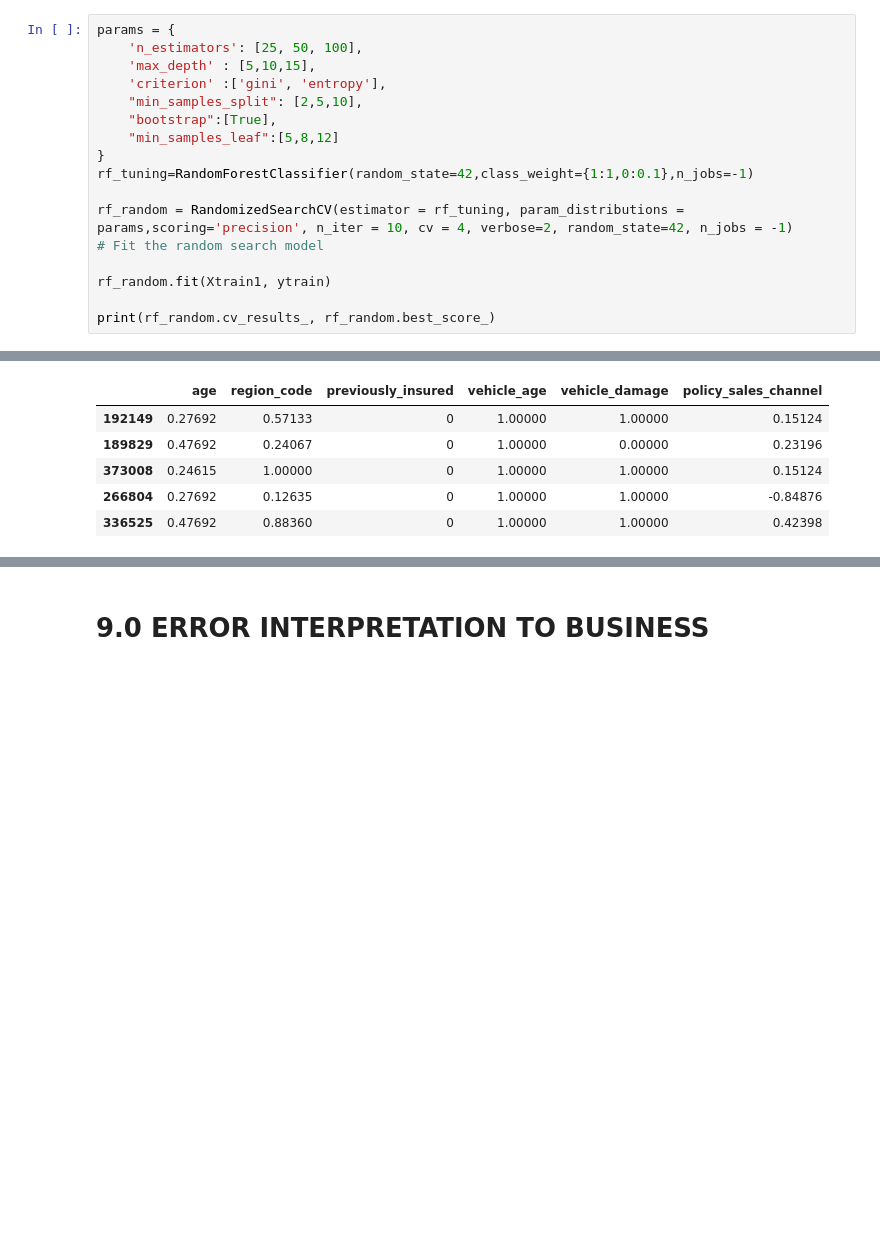
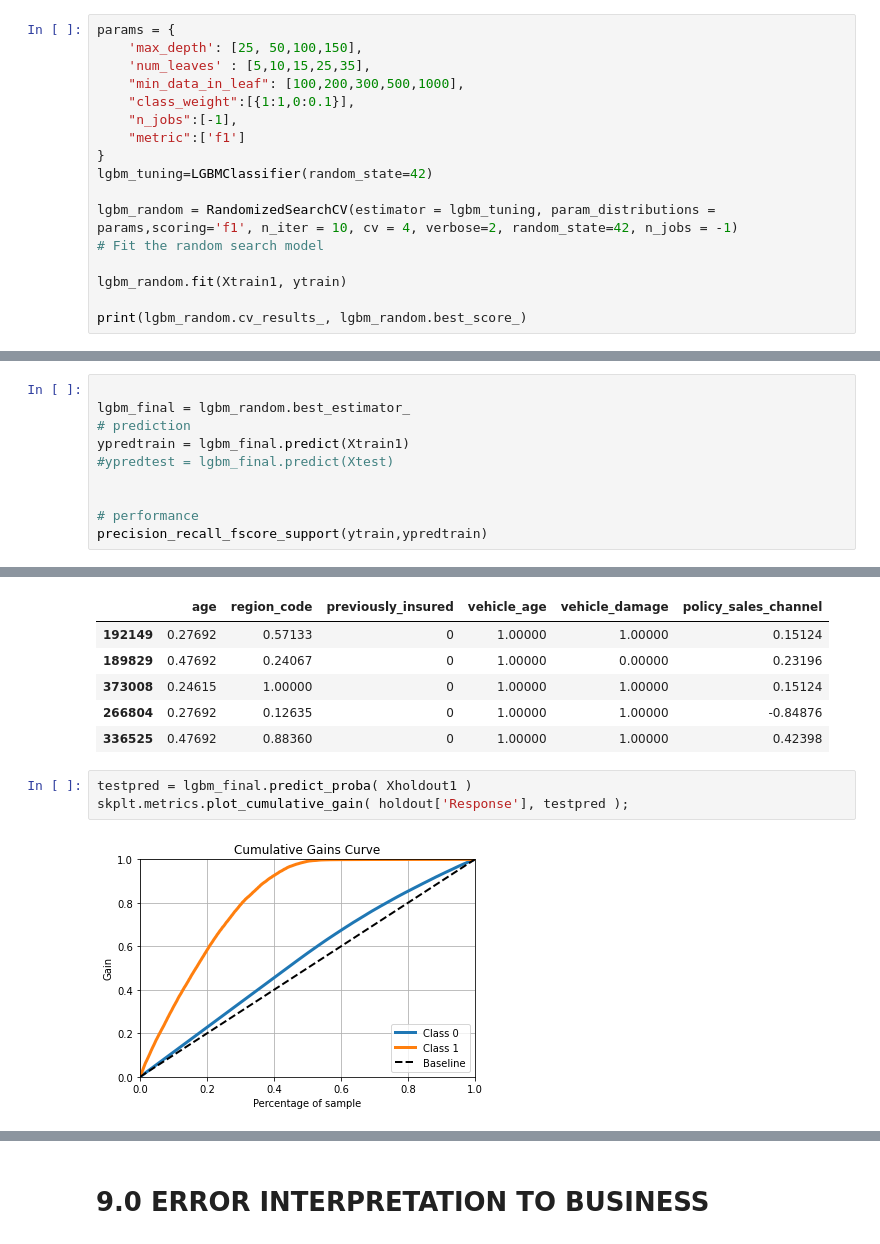
Before and after one commit to ViniciusKos/insurance_cross, a Jupyter notebook: insurance_cross_sell.ipynb, the cells around one changed output, grey strips where cells are left out. Saved outputs shown, nothing was run; the diff lists cells and outputs as text; blank space fills up the shorter version.

Commit message:
lift curve

```diff
--- a/insurance_cross_sell.ipynb
+++ b/insurance_cross_sell.ipynb
@@ -940,20 +957,20 @@ and a much better recall compared to other models.
 # 8.0 HYPERPARAMETER TUNING
 # %%
 params = {
-    'n_estimators': [25, 50, 100],
-    'max_depth' : [5,10,15],
-    'criterion' :['gini', 'entropy'],
-    "min_samples_split": [2,5,10],
-    "bootstrap":[True],
-    "min_samples_leaf":[5,8,12]
+    'max_depth': [25, 50,100,150],
+    'num_leaves' : [5,10,15,25,35],
+    "min_data_in_leaf": [100,200,300,500,1000],
+    "class_weight":[{1:1,0:0.1}],
+    "n_jobs":[-1],
+    "metric":['f1']
 }
-rf_tuning=RandomForestClassifier(random_state=42,class_weight={1:1,0:0.1},n_jobs=-1)
+lgbm_tuning=LGBMClassifier(random_state=42)
 
-rf_random = RandomizedSearchCV(estimator = rf_tuning, param_distributions = params,scoring='precision', n_iter = 10, cv = 4, verbose=2, random_state=42, n_jobs = -1)
+lgbm_random = RandomizedSearchCV(estimator = lgbm_tuning, param_distributions = params,scoring='f1', n_iter = 10, cv = 4, verbose=2, random_state=42, n_jobs = -1)
 # Fit the random search model
 
-rf_random.fit(Xtrain1, ytrain)
+lgbm_random.fit(Xtrain1, ytrain)
 
-print(rf_random.cv_results_, rf_random.best_score_)
+print(lgbm_random.cv_results_, lgbm_random.best_score_)
 # %% [output]
 Fitting 4 folds for each of 10 candidates, totalling 40 fits
@@ -1002,0 +1004,10 @@ Xholdout1.head()
+# %%
+
+lgbm_final = lgbm_random.best_estimator_
+# prediction
+ypredtrain = lgbm_final.predict(Xtrain1)
+#ypredtest = lgbm_final.predict(Xtest)
+
+
+# performance
+precision_recall_fscore_support(ytrain,ypredtrain)
@@ -1017,4 +1033,9 @@ Xholdout1.head()
 | 373008 | 0.24615 | 1.00000 | 0 | 1.00000 | 1.00000 | 0.15124 |
 | 266804 | 0.27692 | 0.12635 | 0 | 1.00000 | 1.00000 | -0.84876 |
 | 336525 | 0.47692 | 0.88360 | 0 | 1.00000 | 1.00000 | 0.42398 |
+# %%
+testpred = lgbm_final.predict_proba( Xholdout1 )
+skplt.metrics.plot_cumulative_gain( holdout['Response'], testpred );
+# %% [output]
+[figure, added]
 # %%
```
Also changed, not shown: parts of 13 cells of this notebook.
